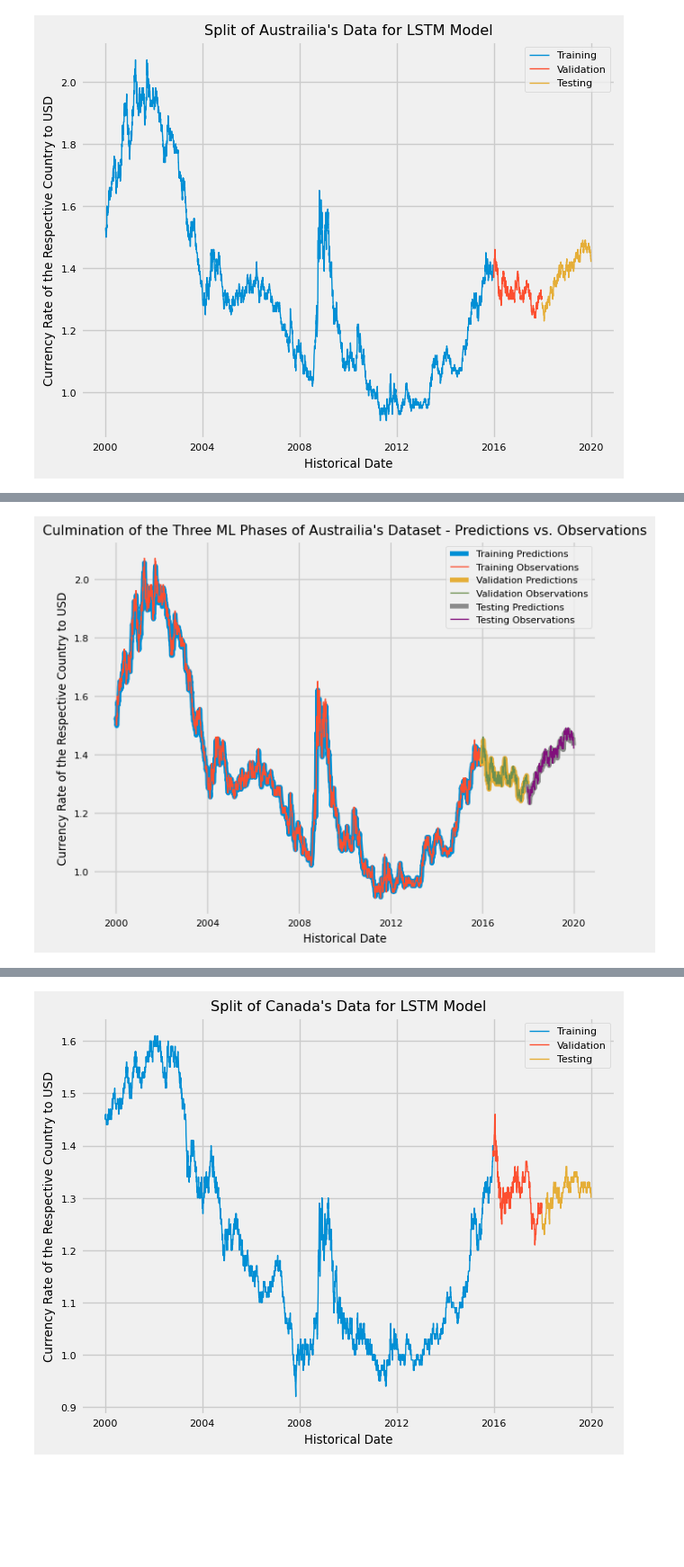
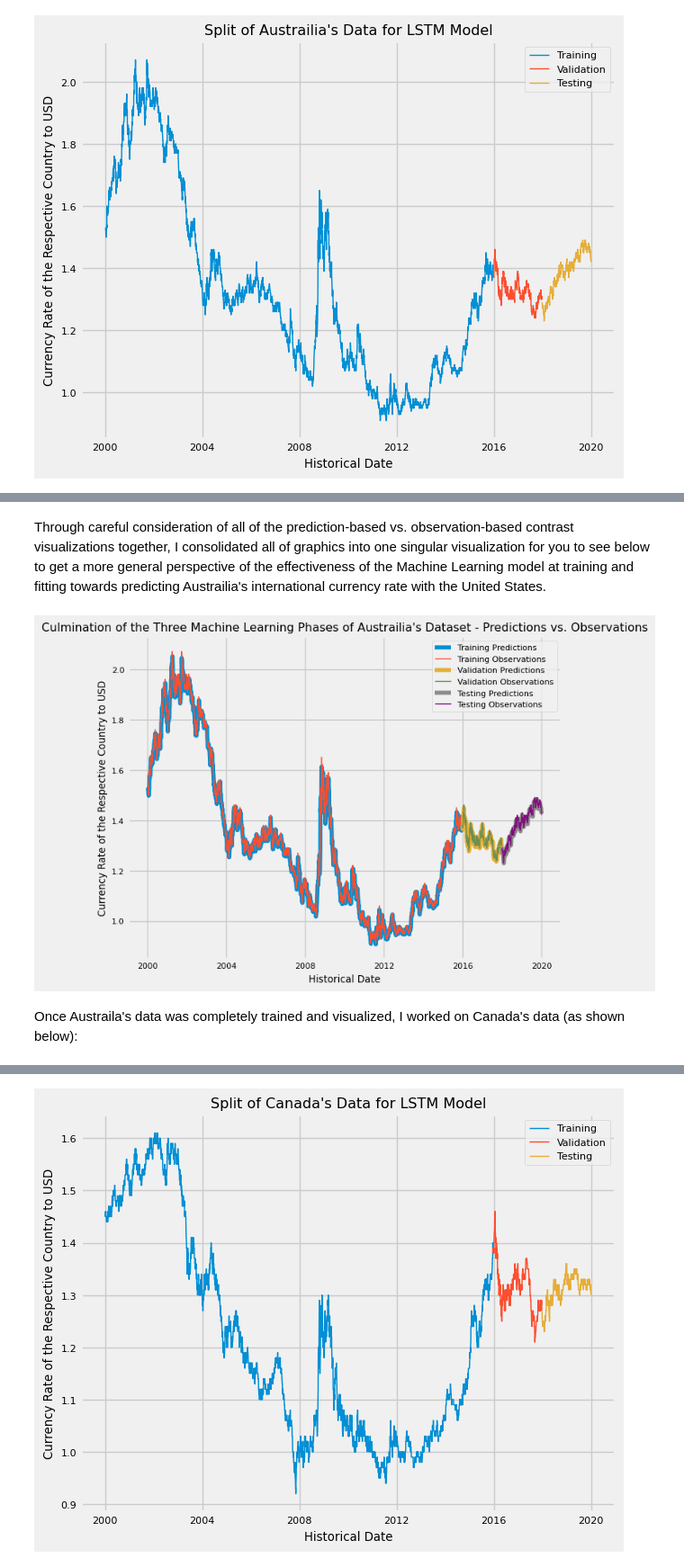
Before and after one commit to AndrewTran03/CS5805-ML1-FinalProject, a Jupyter notebook: International-Foreign-Exchange-Rates-Predictor-Blog-Post/index.ipynb, the cells around one changed output, grey strips where cells are left out. Shown at 90% size. Cells and saved outputs as stored; diff of their text form; code cells hidden in the pictures; blank space fills up the shorter version.

Commit message:
Interational-Currency: Added Commentary to Blog Post

```diff
--- a/International-Foreign-Exchange-Rates-Predictor-Blog-Post/index.ipynb
+++ b/International-Foreign-Exchange-Rates-Predictor-Blog-Post/index.ipynb
@@ -457,5 +478,5 @@ plt.show()
 # %%
-# Configuring the ML Tensorflow Model for Austrailia
+# Configuring the Machine Learning Tensorflow Model for Austrailia
 austrailia_model = Sequential([layers.Input((3, 1)),
                     layers.LSTM(64),
                     layers.Dense(32, activation="relu"),
@@ -463,7 +484,7 @@ austrailia_model = Sequential([layers.Input((3, 1)),
                     layers.Dense(1)])
 
 austrailia_model.compile(loss="mse",
-              optimizer=Adam(learning_rate=0.0001),
+              optimizer=Adam(learning_rate=0.001),
               metrics=["mean_absolute_error"])
 
 austrailia_model.fit(X_austrailia_train, y_austrailia_train, validation_data=(X_austrailia_val, y_austrailia_val), epochs=100)
@@ -539,24 +559,28 @@ print("\n")
+# %% [markdown]
+Through careful consideration of all of the prediction-based vs. observation-based contrast visualizations together, I consolidated all of graphics into one singular visualization for you to see below to get a more general perspective of the effectiveness of the Machine Learning model at training and fitting towards predicting Austrailia's international currency rate with the United States.
 # %%
 # Plotting Austrailia's observational (reference) data with the predictions
-# of its ML Model (as a way to visually inspect the effectiveness of the model)
+# of its Machine Learning Model (as a way to visually inspect the effectiveness of the model)
 plt.plot(dates_austrailia_train, austrailia_train_pred, linewidth=4)
 plt.plot(dates_austrailia_train, y_austrailia_train, linewidth=1)
 plt.plot(dates_austrailia_val, austrailia_val_pred, linewidth=4)
 plt.plot(dates_austrailia_val, y_austrailia_val, linewidth=1)
 plt.plot(dates_austrailia_test, austrailia_test_pred, linewidth=4)
 plt.plot(dates_austrailia_test, y_austrailia_test, linewidth=1)
 
 plt.legend(["Training Predictions",
             "Training Observations",
             "Validation Predictions",
             "Validation Observations",
             "Testing Predictions",
             "Testing Observations"])
 plt.rcParams["font.size"] = 8
 plt.tight_layout()
 plt.xlabel("Historical Date")
 plt.ylabel("Currency Rate of the Respective Country to USD")
-plt.title("Culmination of the Three ML Phases of Austrailia's Dataset - Predictions vs. Observations")
+plt.title("Culmination of the Three Machine Learning Phases of Austrailia's Dataset - Predictions vs. Observations")
 plt.show()
 # %% [output]
-[figure, old version]
+[figure, new version]
+# %% [markdown]
+Once Austraila's data was completely trained and visualized, I worked on Canada's data (as shown below):
```
Also changed, not shown: parts of 54 cells of this notebook.
